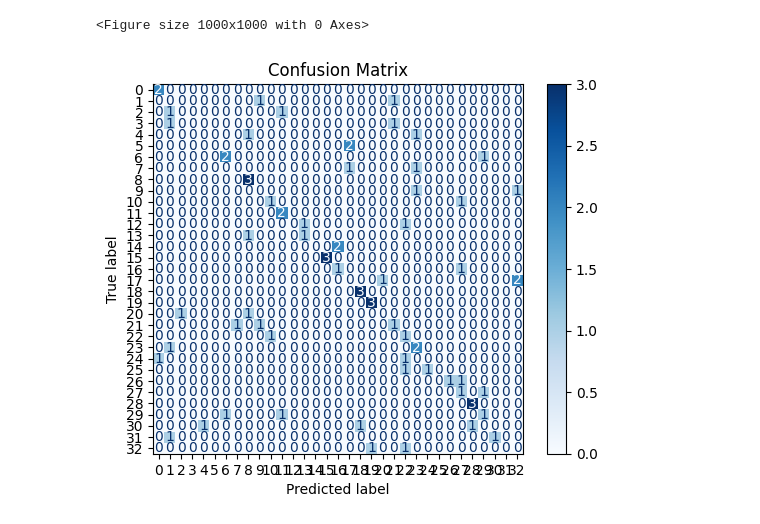
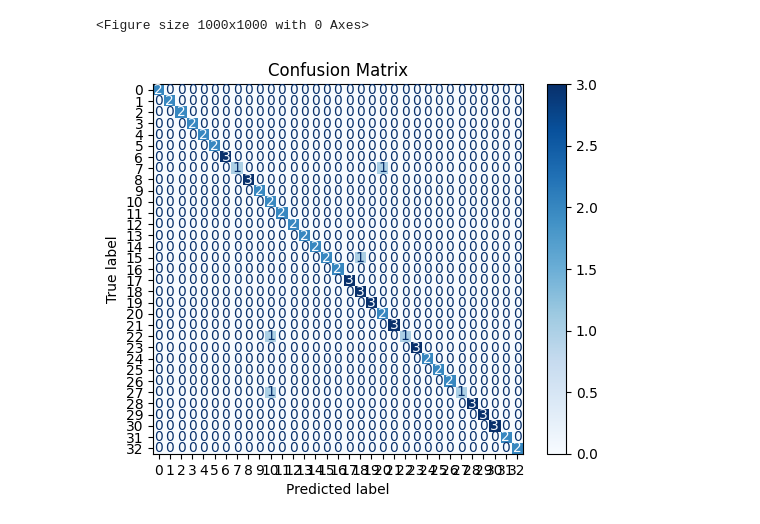
Before and after one commit to Michael-Loren/bacteria, a Jupyter notebook: ResNet-PyTorch/ResNet/Datasethandling.ipynb, the cells around one changed output. Saved outputs shown, nothing was run; the diff lists cells and outputs as text; code cells hidden in the pictures.

```diff
--- a/ResNet-PyTorch/ResNet/Datasethandling.ipynb
+++ b/ResNet-PyTorch/ResNet/Datasethandling.ipynb
@@ -153,20 +171,15 @@ Label mapping: {'Acinetobacter_baumanii': 0, 'Lactobacillus_casei': 1, 'Lactobac
 # %%
 # Initialize the modified ResNet model
 
-model = AutoModelForImageClassification.from_pretrained("google/efficientnet-b3").to(device)
+model = TransformerMod(num_classes=len(train_dataset.label_map)).to(device)
 
 # model = CustomResNet50(num_classes=len(train_dataset.label_map)).to(device)
 # model = models.resnet50(weights=models.ResNet50_Weights.IMAGENET1K_V1).to(device)
-for name, param in model.named_parameters():
-    param.requires_grad = "classifier" in name
-
-# Get the number of input features of the current classifier layer
-num_features = model.classifier.in_features
 
 # Replace the classifier layer with a new one
-model.classifier = nn.Linear(num_features, 34).to(device)  # Assuming 10 classes
+#model.classifier = nn.Linear(num_features, 34).to(device)  # Assuming 10 classes
 
-print(model.classifier.out_features)
+#print(model.classifier.out_features)
 
 
 for name, param in model.named_parameters():
@@ -226,8 +239,9 @@ for epoch in range(num_epochs):
     all_train_labels = []
     all_train_preds = []
 
-    for batch_idx, (cubes, labels) in enumerate(train_loader):
-        cubes, labels = cubes.to(device), labels.to(device)  # Move data to GPU
+    for batch_idx, (sample, labels) in enumerate(train_loader):
+        cubes, profiles = sample['cube'], sample['profile']  # Extract cube and profile from the dictionary
+        cubes, profiles, labels = cubes.to(device), profiles.to(device), labels.to(device)  # Move data to GPU
         optimizer.zero_grad()  # Zero the parameter gradients
 
         # Forward pass
@@ -255,7 +269,7 @@ for epoch in range(num_epochs):
     train_accuracies.append(train_accuracy)
 
     # Calculate precision, recall, f1 score for training
-    train_precision, train_recall, train_f1, _ = precision_recall_fscore_support(all_train_labels, all_train_preds, average='weighted')
+    train_precision, train_recall, train_f1, _ = precision_recall_fscore_support(all_train_labels, all_train_preds, average='weighted', zero_division=0)
     train_precisions.append(train_precision)
     train_recalls.append(train_recall)
     train_f1_scores.append(train_f1)
@@ -271,8 +285,9 @@ for epoch in range(num_epochs):
     all_val_preds = []
 
     with torch.no_grad():
-        for cubes, labels in val_loader:
-            cubes, labels = cubes.to(device), labels.to(device)  # Move data to GPU
+        for sample, labels in val_loader:
+            cubes, profiles = sample['cube'], sample['profile']  # Extract cube and profile from the dictionary
+            cubes, profiles, labels = cubes.to(device), profiles.to(device), labels.to(device)  # Move data to GPU
             outputs = model(cubes)
             loss = criterion(outputs.logits, labels)
             val_loss += loss.item()
@@ -291,7 +306,7 @@ for epoch in range(num_epochs):
     val_accuracies.append(val_accuracy)
 
     # Calculate precision, recall, f1 score for validation
-    val_precision, val_recall, val_f1, _ = precision_recall_fscore_support(all_val_labels, all_val_preds, average='weighted')
+    val_precision, val_recall, val_f1, _ = precision_recall_fscore_support(all_val_labels, all_val_preds, average='weighted', zero_division=0)
     val_precisions.append(val_precision)
     val_recalls.append(val_recall)
     val_f1_scores.append(val_f1)
@@ -408,7 +407,7 @@ def test_individual_test_sample(sample_idx, true_labels, predicted_labels):
     cube, label = test_dataset[sample_idx]
 
     # Move the sample to GPU if using CUDA
-    cube = cube.to(device).unsqueeze(0)  # Add batch dimension
+    cube = cube['cube'].to(device).unsqueeze(0)  # Add batch dimension
     label = label.to(device)
 
     # Set the model to evaluation mode
@@ -424,32 +423,32 @@ def test_individual_test_sample(sample_idx, true_labels, predicted_labels):
     # Get the predicted class
     predicted_class = torch.argmax(probabilities, dim=1)
 
     # Append the true and predicted labels to their respective lists
     true_labels.append(label.item())
     predicted_labels.append(predicted_class.item())
 
 # Lists to store true and predicted labels
 true_labels = []
 predicted_labels = []
 
 # Test individual samples and collect labels
 for i in range(len(test_dataset)):
     test_individual_test_sample(i, true_labels, predicted_labels)
 
 # Convert lists to numpy arrays for compatibility with sklearn
 true_labels = np.array(true_labels)
 predicted_labels = np.array(predicted_labels)
 
 # Generate the confusion matrix
 cm = confusion_matrix(true_labels, predicted_labels)
 disp = ConfusionMatrixDisplay(confusion_matrix=cm)
 
 # Plot the confusion matrix
 plt.figure(figsize=(10, 10))
 disp.plot(cmap=plt.cm.Blues)
 plt.title('Confusion Matrix')
 plt.show()
 # %% [output]
 <Figure size 1000x1000 with 0 Axes>
-[figure, old version]
+[figure, new version]
 # %%
```
Also changed, not shown: parts of 10 cells of this notebook, 8 other files.
